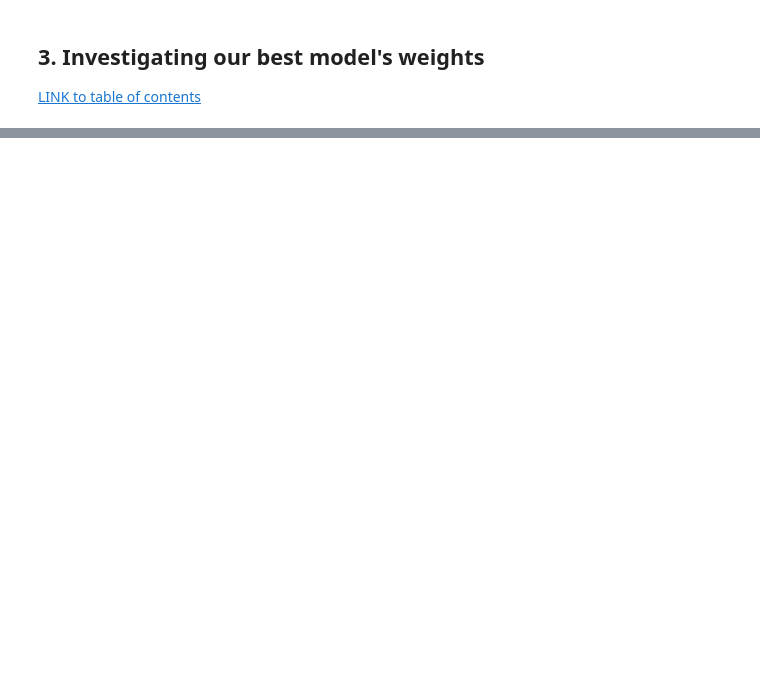
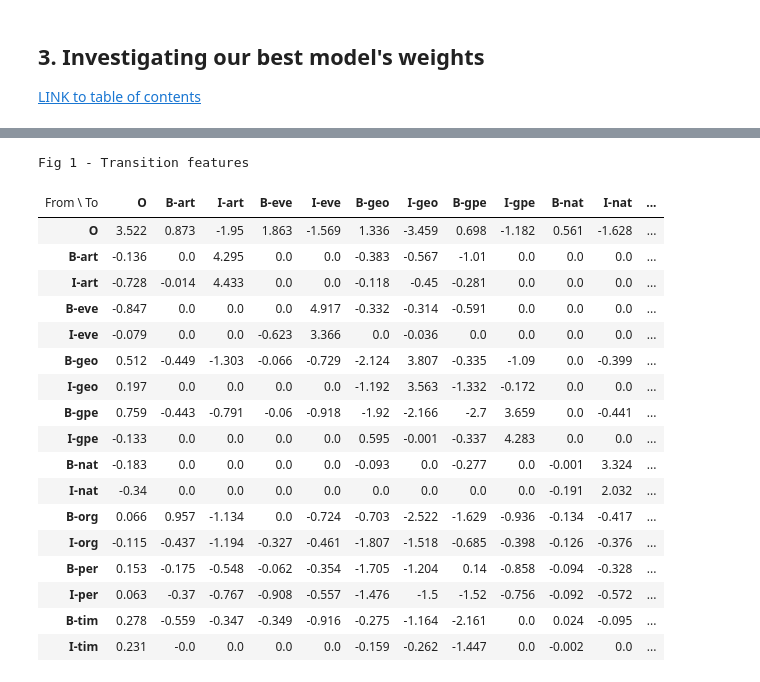
Before and after one commit to Ioana-P/Named_Entity_Recog_project, a Jupyter notebook: 2. Baseline_model_CRF.ipynb, the cells around one changed output, grey strips where cells are left out. Drawn from its saved outputs; the diff is of its cells as text; code cells hidden in the pictures; blank space fills up the shorter version.

Commit message:
some interp of eli5 weights; more tuning; pickled model

```diff
--- a/2. Baseline_model_CRF.ipynb
+++ b/2. Baseline_model_CRF.ipynb
@@ -257,12 +260,13 @@ crf_optim = CRF(algorithm='lbfgs',
 f1_scorer = make_scorer(flat_f1_score,
                         average='weighted', labels=labels)
 
-crf_params = {'c1': [0.05, 0.1, 0.5, 1.0, 1.5,  2.0],
-              'c2': [0.05, 0.1,  0.5, 1.0, 1.5,  2.0]}
+
+crf_params = {'c1': [ 0.1, 1.0, 10, 50, 100],
+              'c2': [0.05, 0.1,  0.5, 1.0, 1.5]}
 
 grid =  GridSearchCV(crf_optim,
                     crf_params,
-                    f1_scorer,
+                    seqeval_scorer,
                     -1, cv=5,
                     return_train_score=True,
                     verbose=True)
@@ -437,9 +457,8 @@ crf_optim = CRF(algorithm='lbfgs',
 
 seqeval_scorer = make_scorer(seq_f1_score, average='macro')
 
-
-crf_params = {'c1': [0.0375, 0.04, 0.0425,],
-              'c2': [ 0.425, 0.45, 0.475]}
+crf_params = {'c1': [0.01, 0.0975, 0.5, 1.5, 2.0],
+              'c2': [0.01, 0.1025, 0.5, 1.5, 2.0]}
 
 grid_seqeval =  GridSearchCV(crf_optim,
                     crf_params,
@@ -457,0 +478,21 @@ Fitting 5 folds for each of 9 candidates, totalling 45 fits
+# %%
+# further fine tuning around the c1 penalty term
+crf_optim = CRF(algorithm='lbfgs',
+          max_iterations=100,
+          all_possible_transitions=False)
+
+seqeval_scorer = make_scorer(seq_f1_score, average='weighted')
+
+crf_params_2 = {'c1': [0.01, 0.1, 50, 100],
+              'c2': [0.1025]}
+
+grid_seqeval_2 =  GridSearchCV(crf_optim,
+                    crf_params_2,
+                    seqeval_scorer,
+                    -1, cv=5,
+                    return_train_score=True,
+                    verbose=True)
+
+grid_seqeval_2.fit(crf_features_train, crf_targets_train)
+
+best_crf_seqeval_2 = grid_seqeval.best_estimator_
@@ -513,0 +564,24 @@ fig
+# %%
+fig = eli5.show_weights(best_crf_seqeval_2, top=30, show=['transition_features'])
+print('Fig 1 - Transition features \n')
+fig
+# %% [output]
+Fig 1 - Transition features
+| From \ To | O | B-art | I-art | B-eve | I-eve | B-geo | I-geo | B-gpe | I-gpe | B-nat | I-nat | ... |
+| O | 3.522 | 0.873 | -1.95 | 1.863 | -1.569 | 1.336 | -3.459 | 0.698 | -1.182 | 0.561 | -1.628 | ... |
+| B-art | -0.136 | 0.0 | 4.295 | 0.0 | 0.0 | -0.383 | -0.567 | -1.01 | 0.0 | 0.0 | 0.0 | ... |
+| I-art | -0.728 | -0.014 | 4.433 | 0.0 | 0.0 | -0.118 | -0.45 | -0.281 | 0.0 | 0.0 | 0.0 | ... |
+| B-eve | -0.847 | 0.0 | 0.0 | 0.0 | 4.917 | -0.332 | -0.314 | -0.591 | 0.0 | 0.0 | 0.0 | ... |
+| I-eve | -0.079 | 0.0 | 0.0 | -0.623 | 3.366 | 0.0 | -0.036 | 0.0 | 0.0 | 0.0 | 0.0 | ... |
+| B-geo | 0.512 | -0.449 | -1.303 | -0.066 | -0.729 | -2.124 | 3.807 | -0.335 | -1.09 | 0.0 | -0.399 | ... |
+| I-geo | 0.197 | 0.0 | 0.0 | 0.0 | 0.0 | -1.192 | 3.563 | -1.332 | -0.172 | 0.0 | 0.0 | ... |
+| B-gpe | 0.759 | -0.443 | -0.791 | -0.06 | -0.918 | -1.92 | -2.166 | -2.7 | 3.659 | 0.0 | -0.441 | ... |
+| I-gpe | -0.133 | 0.0 | 0.0 | 0.0 | 0.0 | 0.595 | -0.001 | -0.337 | 4.283 | 0.0 | 0.0 | ... |
+| B-nat | -0.183 | 0.0 | 0.0 | 0.0 | 0.0 | -0.093 | 0.0 | -0.277 | 0.0 | -0.001 | 3.324 | ... |
+| I-nat | -0.34 | 0.0 | 0.0 | 0.0 | 0.0 | 0.0 | 0.0 | 0.0 | 0.0 | -0.191 | 2.032 | ... |
+| B-org | 0.066 | 0.957 | -1.134 | 0.0 | -0.724 | -0.703 | -2.522 | -1.629 | -0.936 | -0.134 | -0.417 | ... |
+| I-org | -0.115 | -0.437 | -1.194 | -0.327 | -0.461 | -1.807 | -1.518 | -0.685 | -0.398 | -0.126 | -0.376 | ... |
+| B-per | 0.153 | -0.175 | -0.548 | -0.062 | -0.354 | -1.705 | -1.204 | 0.14 | -0.858 | -0.094 | -0.328 | ... |
+| I-per | 0.063 | -0.37 | -0.767 | -0.908 | -0.557 | -1.476 | -1.5 | -1.52 | -0.756 | -0.092 | -0.572 | ... |
+| B-tim | 0.278 | -0.559 | -0.347 | -0.349 | -0.916 | -0.275 | -1.164 | -2.161 | 0.0 | 0.024 | -0.095 | ... |
+| I-tim | 0.231 | -0.0 | 0.0 | 0.0 | 0.0 | -0.159 | -0.262 | -1.447 | 0.0 | -0.002 | 0.0 | ... |
```
Also changed, not shown: parts of 40 cells of this notebook, 2 other files.
